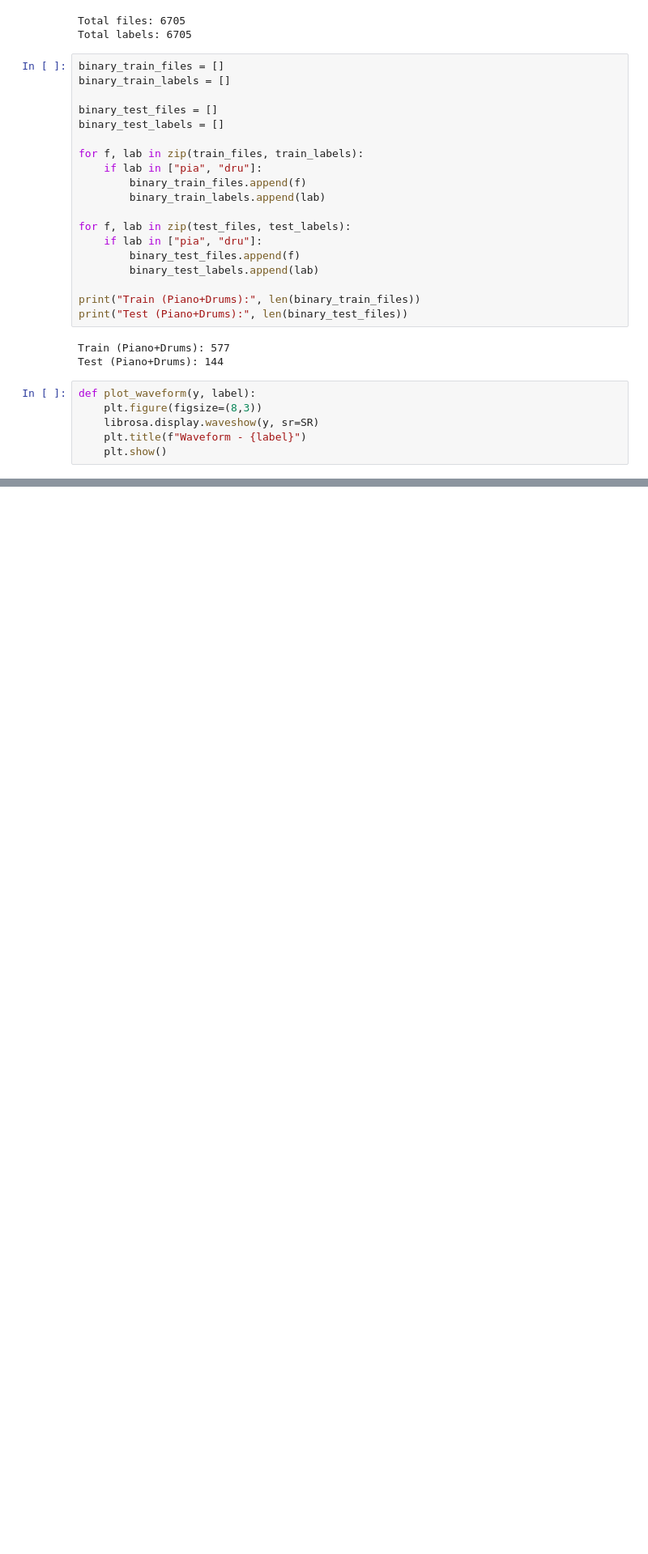
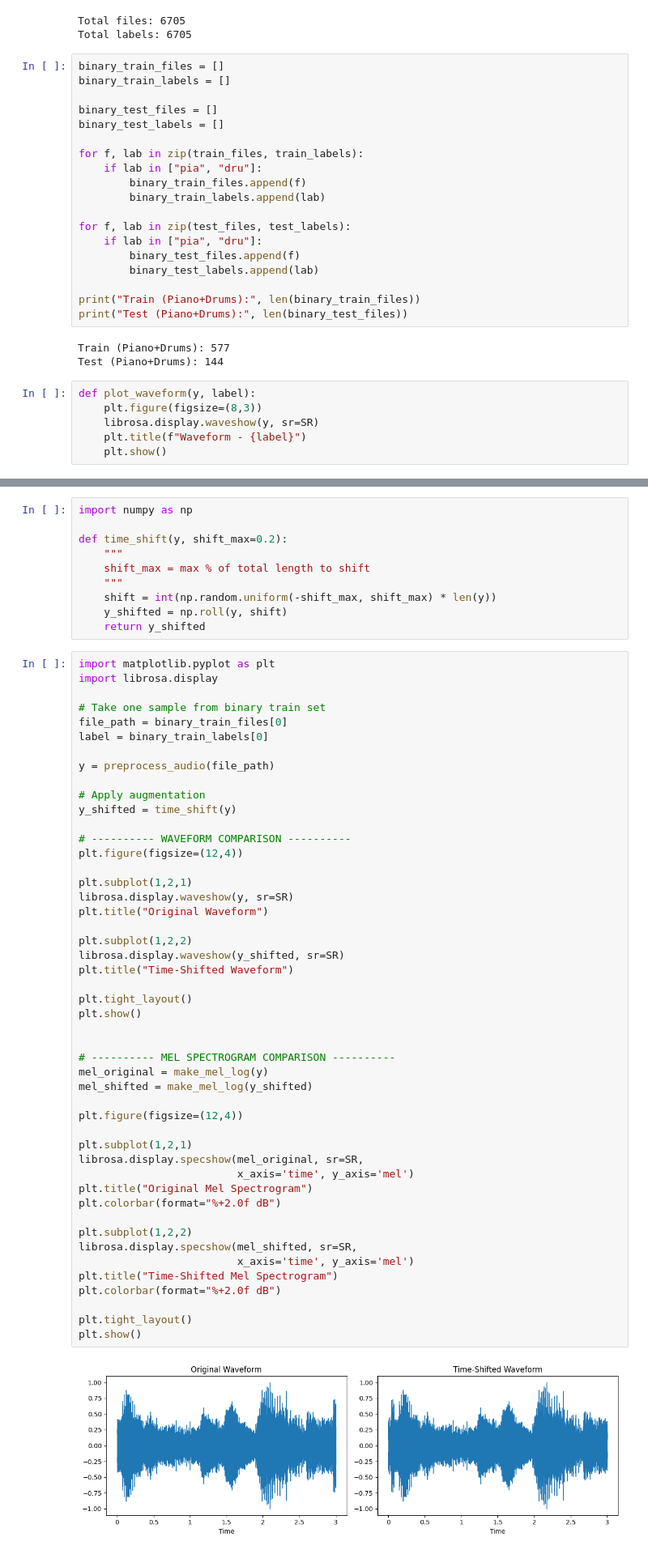
Before and after one commit to springboardmentor1234x-stack/CNN-Music-Instrument-Recognition, a Jupyter notebook: irms.ipynb, the cells around one changed output, grey strips where cells are left out. Shown at 81% size. Drawn from its saved outputs; the diff is of its cells as text; blank space fills up the shorter version.

```diff
--- a/irms.ipynb
+++ b/irms.ipynb
@@ -222,0 +233,60 @@ NameError: name 'preprocess_audio' is not defined
+# %%
+import numpy as np
+
+def time_shift(y, shift_max=0.2):
+    """
+    shift_max = max % of total length to shift
+    """
+    shift = int(np.random.uniform(-shift_max, shift_max) * len(y))
+    y_shifted = np.roll(y, shift)
+    return y_shifted
+# %%
+import matplotlib.pyplot as plt
+import librosa.display
+
+# Take one sample from binary train set
+file_path = binary_train_files[0]
+label = binary_train_labels[0]
+
+y = preprocess_audio(file_path)
+
+# Apply augmentation
+y_shifted = time_shift(y)
+
+# ---------- WAVEFORM COMPARISON ----------
+plt.figure(figsize=(12,4))
+
+plt.subplot(1,2,1)
+librosa.display.waveshow(y, sr=SR)
+plt.title("Original Waveform")
+
+plt.subplot(1,2,2)
+librosa.display.waveshow(y_shifted, sr=SR)
+plt.title("Time-Shifted Waveform")
+
+plt.tight_layout()
+plt.show()
+
+
+# ---------- MEL SPECTROGRAM COMPARISON ----------
+mel_original = make_mel_log(y)
+mel_shifted = make_mel_log(y_shifted)
+
+plt.figure(figsize=(12,4))
+
+plt.subplot(1,2,1)
+librosa.display.specshow(mel_original, sr=SR,
+                         x_axis='time', y_axis='mel')
+plt.title("Original Mel Spectrogram")
+plt.colorbar(format="%+2.0f dB")
+
+plt.subplot(1,2,2)
+librosa.display.specshow(mel_shifted, sr=SR,
+                         x_axis='time', y_axis='mel')
+plt.title("Time-Shifted Mel Spectrogram")
+plt.colorbar(format="%+2.0f dB")
+
+plt.tight_layout()
+plt.show()
+# %% [output]
+[figure, added]
```
Also changed, not shown: parts of 59 cells of this notebook.
